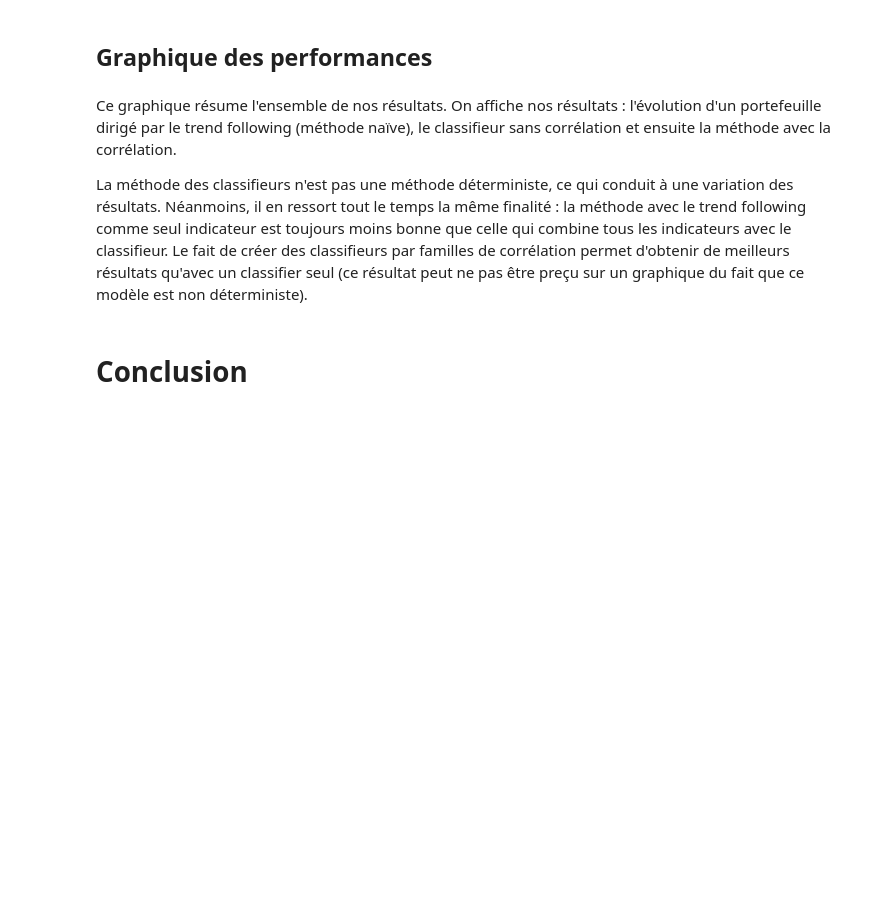
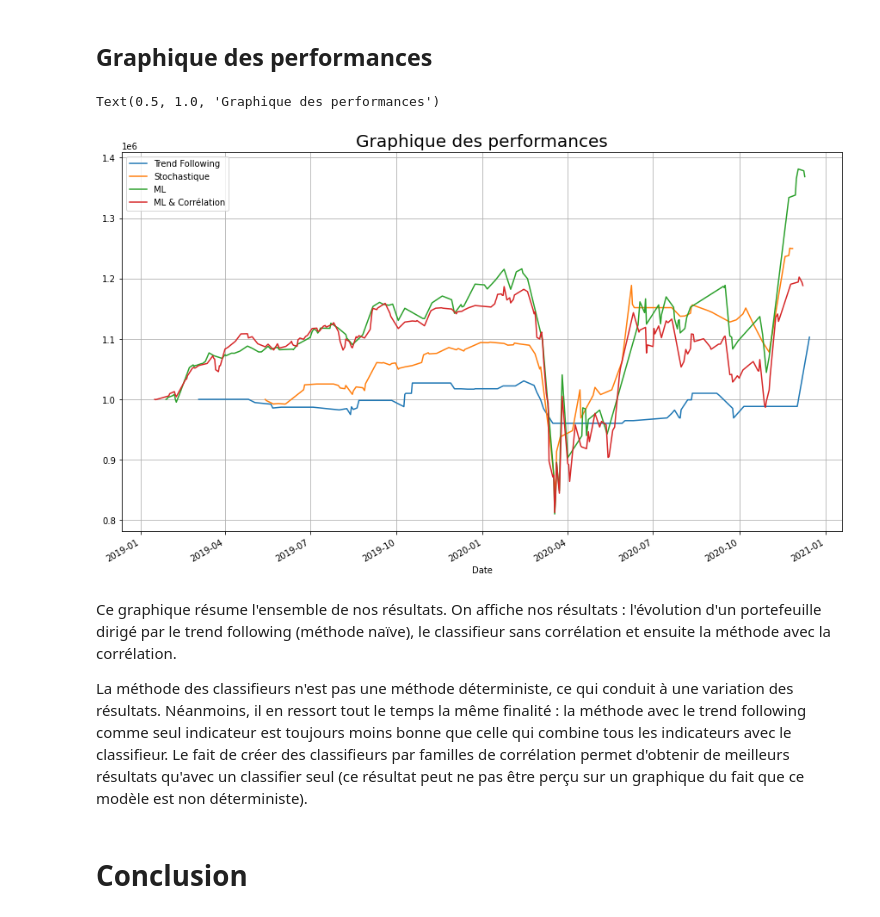
Before and after one commit to quentin-duflot/Python_Data_Scientist_Projet, a Jupyter notebook: Gestion_de_portefeuille.ipynb, the cells around one changed output. Cells and saved outputs as stored; diff of their text form; code cells hidden in the pictures; blank space fills up the shorter version.

```diff
--- a/Gestion_de_portefeuille.ipynb
+++ b/Gestion_de_portefeuille.ipynb
@@ -1828,20 +1835,25 @@ bk_ML_cor.head()
 # %%
 d = pd.Timedelta('1 day')
 cac40 = pdr.get_data_yahoo('^FCHI', start=end3+25*d, end=end)
 
 
 bk["Portfolio Value"].groupby(level = 0).apply(lambda x: x[-1]).plot(grid=True,label = "Trend Following")
 
+bk_sto["Portfolio Value"].groupby(level = 0).apply(lambda x: x[-1]).plot(grid=True, label = "Stochastique")
+
 bk_ML["Total Cash"].groupby(level = 0).apply(lambda x: x[-1]).plot(grid=True,label = "ML")
 
 bk_ML_cor["Total Cash"].groupby(level = 0).apply(lambda x: x[-1]).plot(grid=True,label = "ML & Corrélation")
 
 plt.legend()
 plt.title('Graphique des performances', fontsize = 20)
+# %% [output]
+Text(0.5, 1.0, 'Graphique des performances')
+[figure, added]
 # %% [markdown]
 Ce graphique résume l'ensemble de nos résultats. On affiche nos résultats : l'évolution d'un portefeuille dirigé par le trend following (méthode naïve), le classifieur sans corrélation et ensuite la méthode avec la corrélation.
 
-La méthode des classifieurs n'est pas une méthode déterministe, ce qui conduit à une variation des résultats. Néanmoins, il en ressort tout le temps la même finalité : la méthode avec le trend following comme seul indicateur est toujours moins bonne que celle qui combine tous les indicateurs avec le classifieur. Le fait de créer des classifieurs par familles de corrélation permet d'obtenir de meilleurs résultats qu'avec un classifier seul (ce résultat peut ne pas être preçu sur un graphique du fait que ce modèle est non déterministe).
+La méthode des classifieurs n'est pas une méthode déterministe, ce qui conduit à une variation des résultats. Néanmoins, il en ressort tout le temps la même finalité : la méthode avec le trend following comme seul indicateur est toujours moins bonne que celle qui combine tous les indicateurs avec le classifieur. Le fait de créer des classifieurs par familles de corrélation permet d'obtenir de meilleurs résultats qu'avec un classifier seul (ce résultat peut ne pas être perçu sur un graphique du fait que ce modèle est non déterministe).
 # %% [markdown]
 # Conclusion
 # %% [markdown]
```
Also changed, not shown: parts of 27 cells of this notebook.
